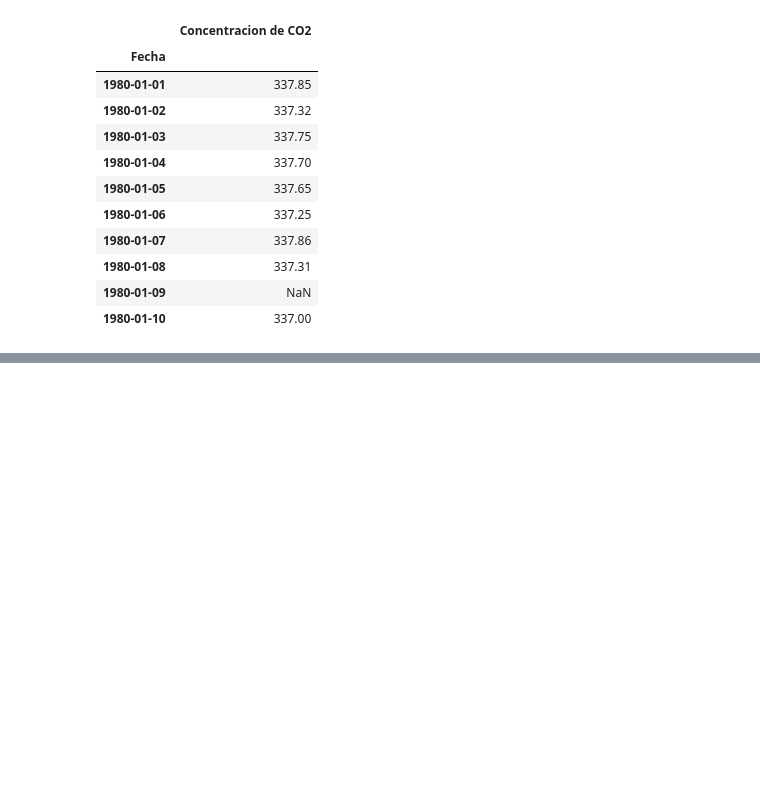
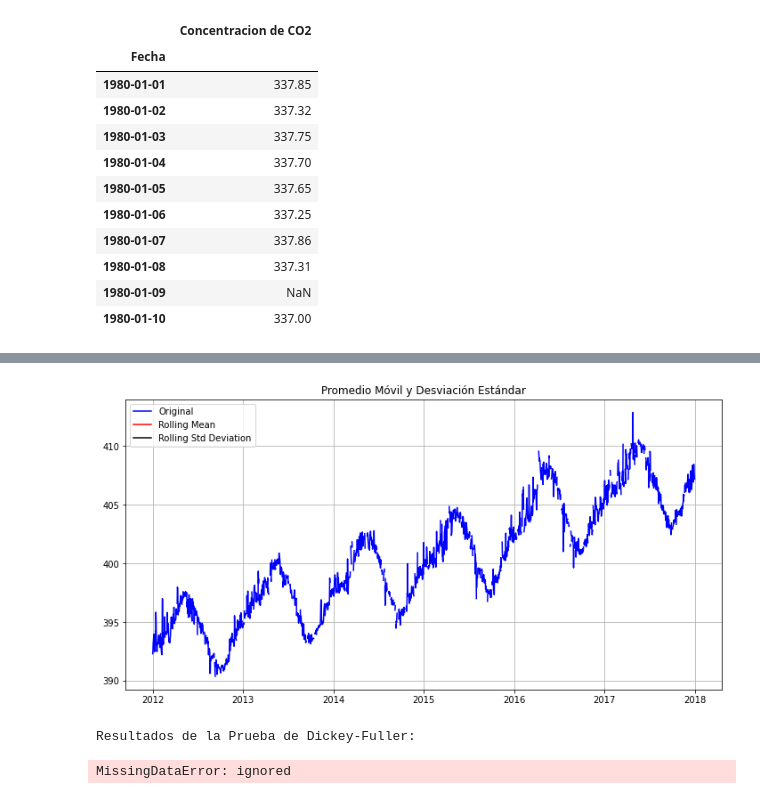
Before and after one commit to RaulACortez/FisicaComputacional1, a Jupyter notebook: FisicaComputacional1/Evaluación1/Evaluación1.ipynb, the cells around one changed output, grey strips where cells are left out. Cells and saved outputs as stored; diff of their text form; code cells hidden in the pictures; blank space fills up the shorter version.

```diff
--- a/FisicaComputacional1/Evaluación1/Evaluación1.ipynb
+++ b/FisicaComputacional1/Evaluación1/Evaluación1.ipynb
@@ -108,7 +135,7 @@ df_80co2.head(10)
 # %%
 # Función para probar la estacionaridad de una serie de tiempo: 'timeseries'
 
-def test_stationarity(df_datos):
+def test_stationarity(df_ts):
 
     #Determinar la Estadística de promedios móviles
     rolmean = df_ts.rolling(window=365, center=True).mean()
@@ -137,0 +188,8 @@ def test_stationarity(df_datos):
+# %%
+ts_test = ts_80['Concentracion de CO2'].copy()
+# %%
+test_stationarity(ts_test)
+# %% [output]
+[figure, added]
+Resultados de la Prueba de Dickey-Fuller:
+MissingDataError: ignored
```
Also changed, not shown: parts of 7 cells of this notebook.
